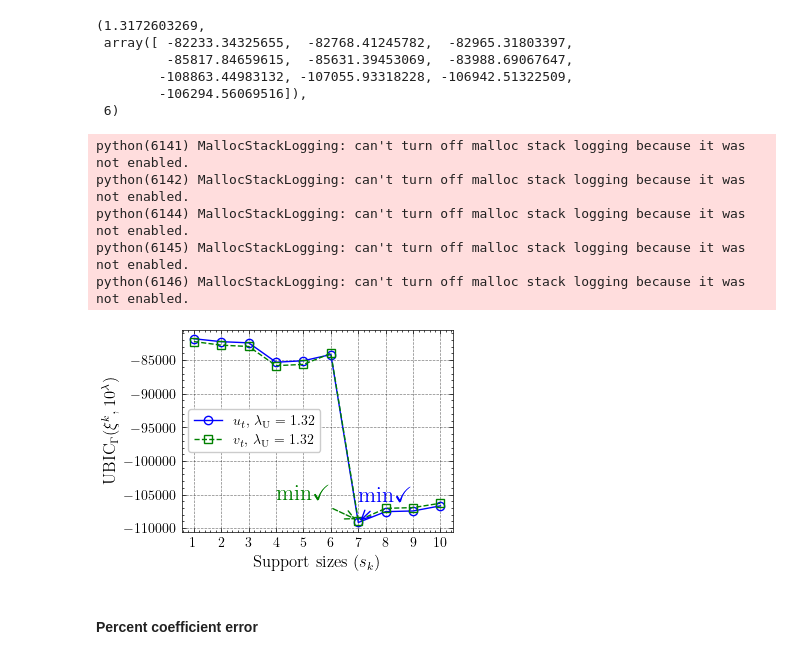
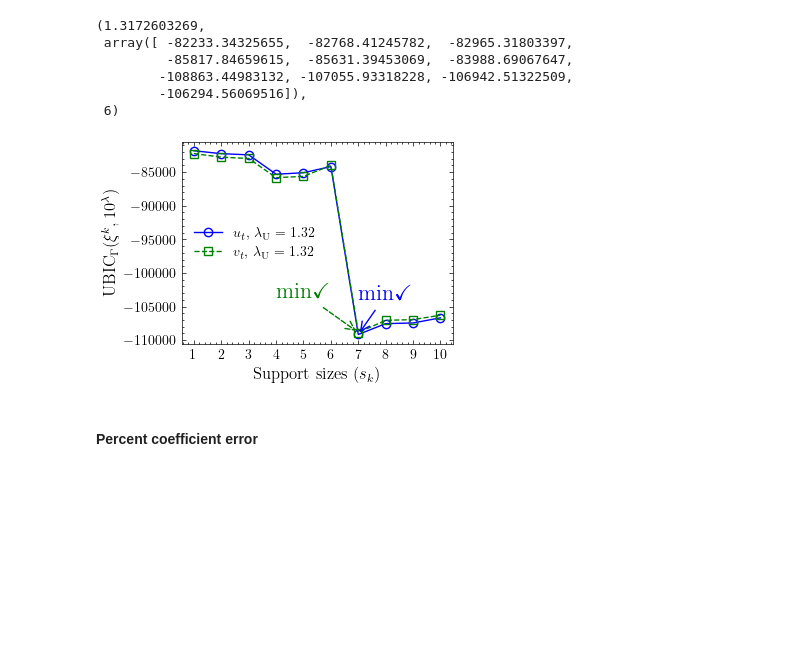
Before and after one commit to Pongpisit-Thanasutives/UBIC-test, a Jupyter notebook: Examples/RD-2025.ipynb, the cells around one changed output. Drawn from its saved outputs; the diff is of its cells as text; code cells hidden in the pictures; blank space fills up the shorter version.

```diff
--- a/Examples/RD-2025.ipynb
+++ b/Examples/RD-2025.ipynb
@@ -116,8 +116,11 @@ weak_lib = ps.WeakPDELibrary(
 # %% [markdown]
 #### Applying best-subset regression on the weak formulation
 # %%
-X_pre = np.array(weak_lib.fit_transform(u_noisy))
-y_pre = weak_lib.convert_u_dot_integral(u_noisy)
+# uncomment to not use the precomputed data
+# X_pre = np.array(weak_lib.fit_transform(u_noisy))
+# y_pre = weak_lib.convert_u_dot_integral(u_noisy)
+X_pre = np.load("X_weak_RD_2025.npy")
+y_pre = np.load("y_weak_RD_2025.npy")
 feature_names = np.array(weak_lib.get_feature_names())
 u_pre, v_pre = y_pre[:, 0:1], y_pre[:, 1:2]
 del y_pre
@@ -316,32 +319,27 @@ last_lam, last_ubic, last_bc
 # %%
 assert list(map(len, best_subsets_u)) == list(map(len, best_subsets_v))
 complexities = list(map(len, best_subsets_u))
-with plt.style.context(['science', 'grid']):
+with plt.style.context(['science']):
     fig, ax = plt.subplots()
     ax.plot(complexities, last_ubic_d_u, 'o-', c='blue', markerfacecolor='none', label="$u_t,\, \lambda_{\\textrm{U}}=$ "+str(round(last_lam_d_u, 2)))
     ax.plot(complexities, last_ubic_d_v, 's--', c='green', markerfacecolor='none', label="$v_t,\, \lambda_{\\textrm{U}}=$ "+str(round(last_lam_d_v, 2)))
     ax.set_xticks(complexities)
     ax.set_ylabel("$\\textrm{UBIC}_{\\Gamma}(\\xi^{k}, 10^{\\lambda})$", fontsize=12)
     ax.set_xlabel("Support sizes ($s_{k}$)", fontsize=12)
 
     plt.annotate('min$\checkmark$', fontsize=16, c='blue',
              xy=(complexities[last_bc_d_u], last_ubic_d_u[last_bc_d_u]),
-             xytext=(complexities[last_bc_d_u], last_ubic_d_u[last_bc_d_u]+3000),
+             xytext=(complexities[last_bc_d_u], last_ubic_d_u[last_bc_d_u]+5000),
              arrowprops={'arrowstyle': '->', 'linestyle':'-', 'color':'blue'})
 
     plt.annotate('min$\checkmark$', fontsize=16, c='green',
              xy=(complexities[last_bc_d_v], last_ubic_d_v[last_bc_d_v]),
-             xytext=(complexities[last_bc_d_v]-3, last_ubic_d_v[last_bc_d_v]+3000),
+             xytext=(complexities[last_bc_d_v]-3, last_ubic_d_v[last_bc_d_v]+5000),
              arrowprops={'arrowstyle': '->', 'linestyle':'--', 'color':'green'})
     plt.legend()
     plt.show()
 # %% [output]
-python(6141) MallocStackLogging: can't turn off malloc stack logging because it was not enabled.
-python(6142) MallocStackLogging: can't turn off malloc stack logging because it was not enabled.
-python(6144) MallocStackLogging: can't turn off malloc stack logging because it was not enabled.
-python(6145) MallocStackLogging: can't turn off malloc stack logging because it was not enabled.
-python(6146) MallocStackLogging: can't turn off malloc stack logging because it was not enabled.
-[figure, old version]
+[figure, new version]
 # %% [markdown]
 #### Percent coefficient error
 # %%
```
Also changed, not shown: parts of 2 cells of this notebook, 2 other files.
